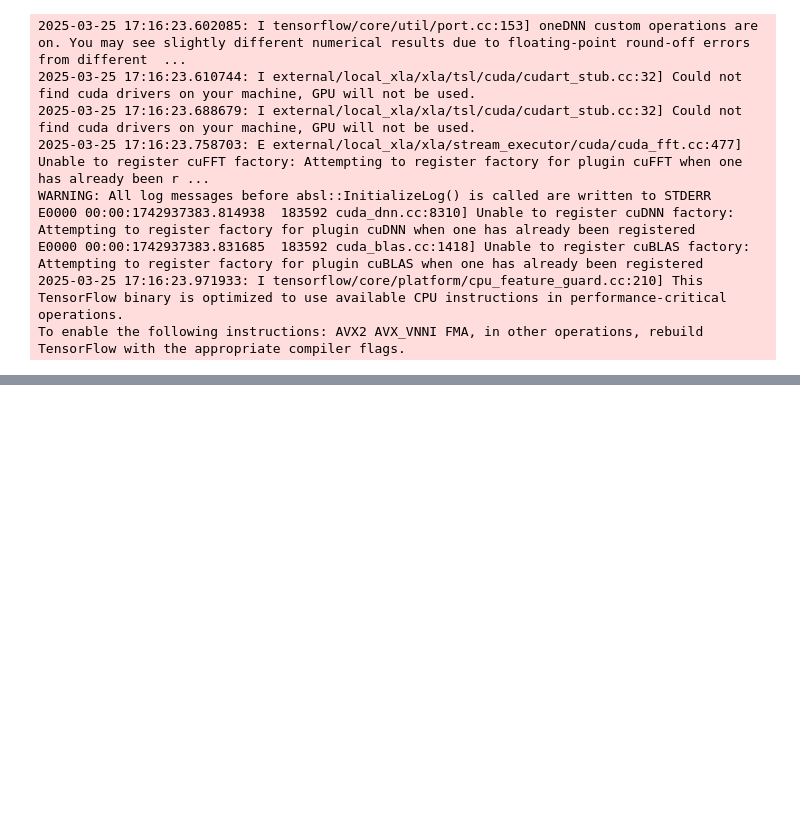
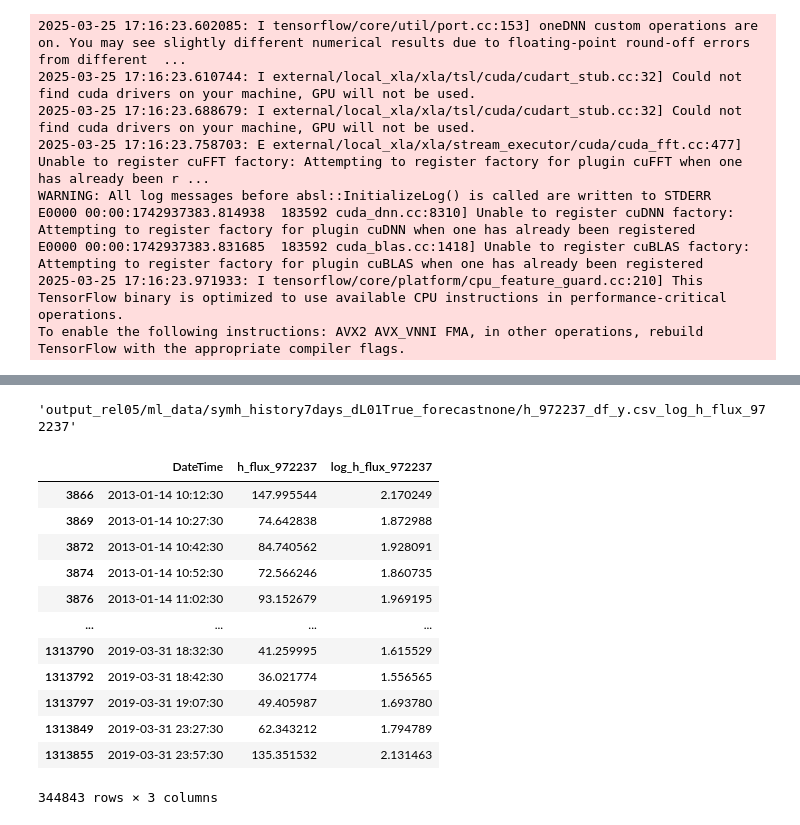
Before and after one commit to TechCoderYorktown/ml_ringcurrent_ion, a Jupyter notebook: 01_rbsp_hope_script_prepare_mldata.ipynb, the cells around one changed output, grey strips where cells are left out. Drawn from its saved outputs; the diff is of its cells as text; code cells hidden in the pictures; blank space fills up the shorter version.

```diff
--- a/01_rbsp_hope_script_prepare_mldata.ipynb
+++ b/01_rbsp_hope_script_prepare_mldata.ipynb
@@ -92,14 +97,12 @@ df_full = prepare_fulldata.read_probes_data(directories["rawdata_dir"], fulldata
 
 df_data[[fulldata_settings['doubletime_name']]] = df_full[[fulldata_settings['doubletime_name']]]
 
-# df_data[[fulldata_settings['doubletime_name']]+fulldata_settings["raw_coor_names"]+ fulldata_settings["raw_feature_names"]] = df_full[[fulldata_settings['doubletime_name']]+fulldata_settings["raw_coor_names"]+ fulldata_settings["raw_feature_names"]]
-
-index_good = get_good_index(df_full, data_settings, fulldata_settings)
+index_good = prepare_ml_dataset.get_good_index(df_full, data_settings, fulldata_settings)
 
 if data_settings["forecast"] == "all":
-    data_settings["feature_history_names"] = remove_features_by_time(fulldata_settings["feature_history_names"], "*_0h")
+    data_settings["feature_history_names"] = prepare_ml_dataset.remove_features_by_time(fulldata_settings["feature_history_names"], "*_0h")
 elif data_settings["forecast"] == "index":
-    data_settings["feature_history_names"] = remove_index_features_by_time(fulldata_settings["feature_history_names"], "*_0h")
+    data_settings["feature_history_names"] = prepare_ml_dataset.remove_index_features_by_time(fulldata_settings["feature_history_names"], "*_0h")
 else:
     data_settings["feature_history_names"] = fulldata_settings["feature_history_names"]
 
@@ -107,23 +110,19 @@ df_data = df_data.loc[index_good,[fulldata_settings['doubletime_name'], fulldata
 
 df_full = df_full.loc[index_good, :]
 
+#-----------------------------
+# After this line, both df_data and df_full only have good data. no index_good should be used.
+
 #set test set. Here we use one year (2017) of data for test set
-index_train, index_valid, index_test = create_ml_indexes(df_data,  fulldata_settings, data_settings["test_ts"], data_settings["test_te"])
+index_train, index_valid, index_test = prepare_ml_dataset.create_ml_indexes(df_data,  fulldata_settings, data_settings["test_ts"], data_settings["test_te"])
 
 # Each round, one can only train one y. If train more than one y, need to  repeat from here
-x_train, x_valid, x_test, y_train, y_valid, y_test = create_ml_data(df_data, index_train, index_valid, index_test, data_settings["log_y_name"], fulldata_settings["coor_names"], data_settings["feature_history_names"])
+x_train, x_valid, x_test, y_train, y_valid, y_test = prepare_ml_dataset.create_ml_data(df_data, index_train, index_valid, index_test, data_settings["log_y_name"], fulldata_settings["coor_names"], data_settings["feature_history_names"])
 
 print("shapes of x_train, x_valid, x_test, y_train, y_valid, y_test ")
 print(x_train.shape, x_valid.shape, x_test.shape, y_train.shape, y_valid.shape, y_test.shape)
 
 if save_data:
-    save_df_data(df_full.loc[index_good, [fulldata_settings['datetime_name'], data_settings["y_name"]] + fulldata_settings["raw_coor_names"] + fulldata_settings["raw_feature_names"]], index_train, index_valid, index_test, dataset_csv)
+    prepare_ml_dataset.save_df_data(df_full[[fulldata_settings['datetime_name'], data_settings["y_name"]] + fulldata_settings["raw_coor_names"] + fulldata_settings["raw_feature_names"]], index_train, index_valid, index_test, dataset_csv)
 
-    save_csv_data(x_train, x_valid, x_test, y_train, y_valid, y_test , dataset_csv)
-
-if plot_data:
-    plot_y_data(df_data.loc[index_good, [ fulldata_settings['datetime_name'],  data_settings["y_name"],data_settings["log_y_name"]]], data_settings["y_name"],data_settings["log_y_name"],  fulldata_settings['datetime_name'], fulldataset_csv["df_y"]+ data_settings["log_y_name"])
-
-    plot_coor_data(df_data.loc[index_good, [fulldata_settings['datetime_name'],fulldata_settings["coor_names"]  ]], fulldata_settings["coor_names"],  fulldata_settings['datetime_name'], fulldataset_csv["df_coor"])
-
-    plot_feature_data(df_data.loc[index_good, [fulldata_settings['datetime_name'],fulldata_settings["feature_names"] ]], fulldata_settings["feature_names"],  fulldata_settings['datetime_name'], fulldataset_csv["df_coor"])
+    prepare_ml_dataset.save_csv_data(x_train, x_valid, x_test, y_train, y_valid, y_test , dataset_csv)
@@ -129,0 +155,27 @@ if plot_data:
+# %%
+filename
+# %% [output]
+'output_rel05/ml_data/symh_history7days_dL01True_forecastnone/h_972237_df_y.csv_log_h_flux_972237'
+# %%
+df_y = df_data[ [ fulldata_settings['datetime_name'],  data_settings["y_name"],data_settings["log_y_name"]]]
+
+y_name = data_settings["y_name"]
+log_y_name = data_settings["log_y_name"]
+datetime_name = fulldata_settings['datetime_name']
+filename = dataset_csv["df_y"]+'_'+  data_settings["log_y_name"]
+# %%
+df_y
+# %% [output]
+|  | DateTime | h_flux_972237 | log_h_flux_972237 |
+| 3866 | 2013-01-14 10:12:30 | 147.995544 | 2.170249 |
+| 3869 | 2013-01-14 10:27:30 | 74.642838 | 1.872988 |
+| 3872 | 2013-01-14 10:42:30 | 84.740562 | 1.928091 |
+| 3874 | 2013-01-14 10:52:30 | 72.566246 | 1.860735 |
+| 3876 | 2013-01-14 11:02:30 | 93.152679 | 1.969195 |
+| ... | ... | ... | ... |
+| 1313790 | 2019-03-31 18:32:30 | 41.259995 | 1.615529 |
+| 1313792 | 2019-03-31 18:42:30 | 36.021774 | 1.556565 |
+| 1313797 | 2019-03-31 19:07:30 | 49.405987 | 1.693780 |
+| 1313849 | 2019-03-31 23:27:30 | 62.343212 | 1.794789 |
+| 1313855 | 2019-03-31 23:57:30 | 135.351532 | 2.131463 |
+344843 rows × 3 columns
```
Also changed, not shown: parts of 15 cells of this notebook, 2 other files.
